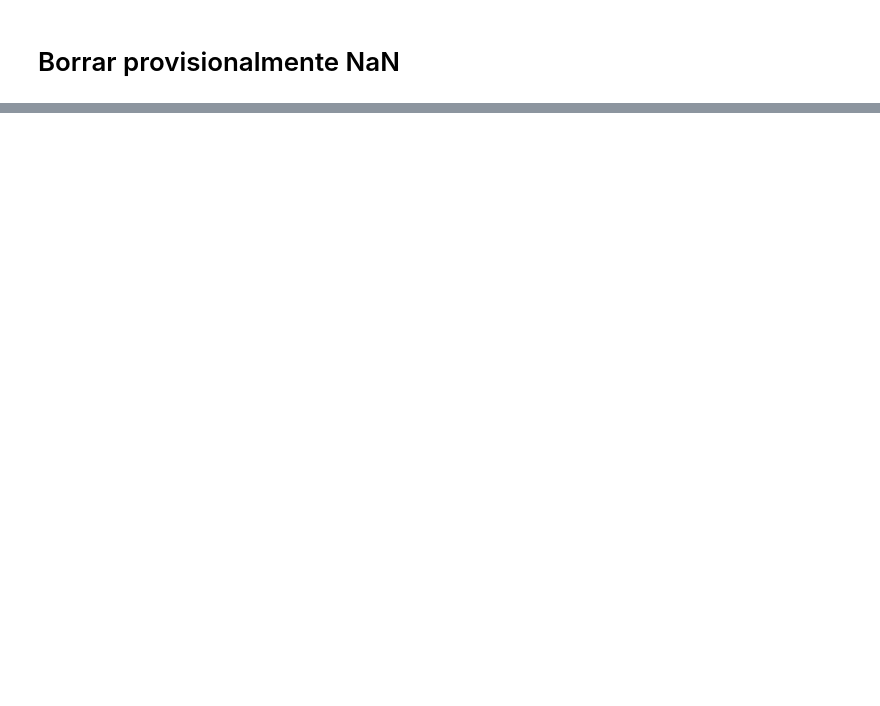
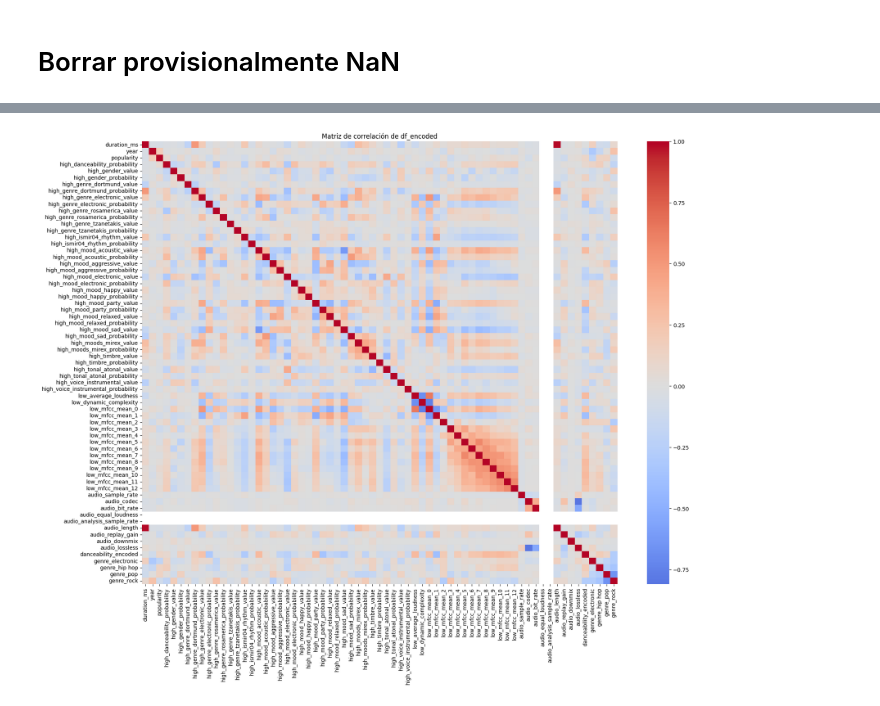
Before and after one commit to PolloDK/HitSpell, a Jupyter notebook: 01_preprocesamiento_andrea.ipynb, the cells around one changed output, grey strips where cells are left out. Saved outputs shown, nothing was run; the diff lists cells and outputs as text; code cells hidden in the pictures; blank space fills up the shorter version.

```diff
--- a/01_preprocesamiento_andrea.ipynb
+++ b/01_preprocesamiento_andrea.ipynb
@@ -545,0 +505,7 @@ from sklearn.linear_model import LinearRegression
+# %%
+df_merged['danceability_encoded'] = df_merged['high_danceability_value'].map({
+    'danceable': 1,
+    'not_danceable': 0
+})
+# %%
+df_merged.drop(columns=['high_danceability_value'], inplace=True)
@@ -668,0 +654,7 @@ plt.show()
+# %%
+cols_all_nan = [
+    "low_onset_rate", "low_key_key", "low_bpm",
+    "low_tuning_diatonic_strength", "low_beats_count",
+    "low_zero_crossing_rate"
+]
+df_encoded.drop(columns=cols_all_nan, inplace=True)
@@ -668,0 +694,3 @@ plt.show()
+# %%
+correlation_matrix = df_encoded.corr(numeric_only=True)
+correlation_matrix.head()
@@ -668,0 +705,10 @@ plt.show()
+# %%
+import matplotlib.pyplot as plt
+import seaborn as sns
+
+plt.figure(figsize=(20, 15))
+sns.heatmap(correlation_matrix, cmap='coolwarm', center=0, annot=False)
+plt.title("Matriz de correlación de df_encoded")
+plt.show()
+# %% [output]
+[figure, added]
```
Also changed, not shown: parts of 32 cells of this notebook.
